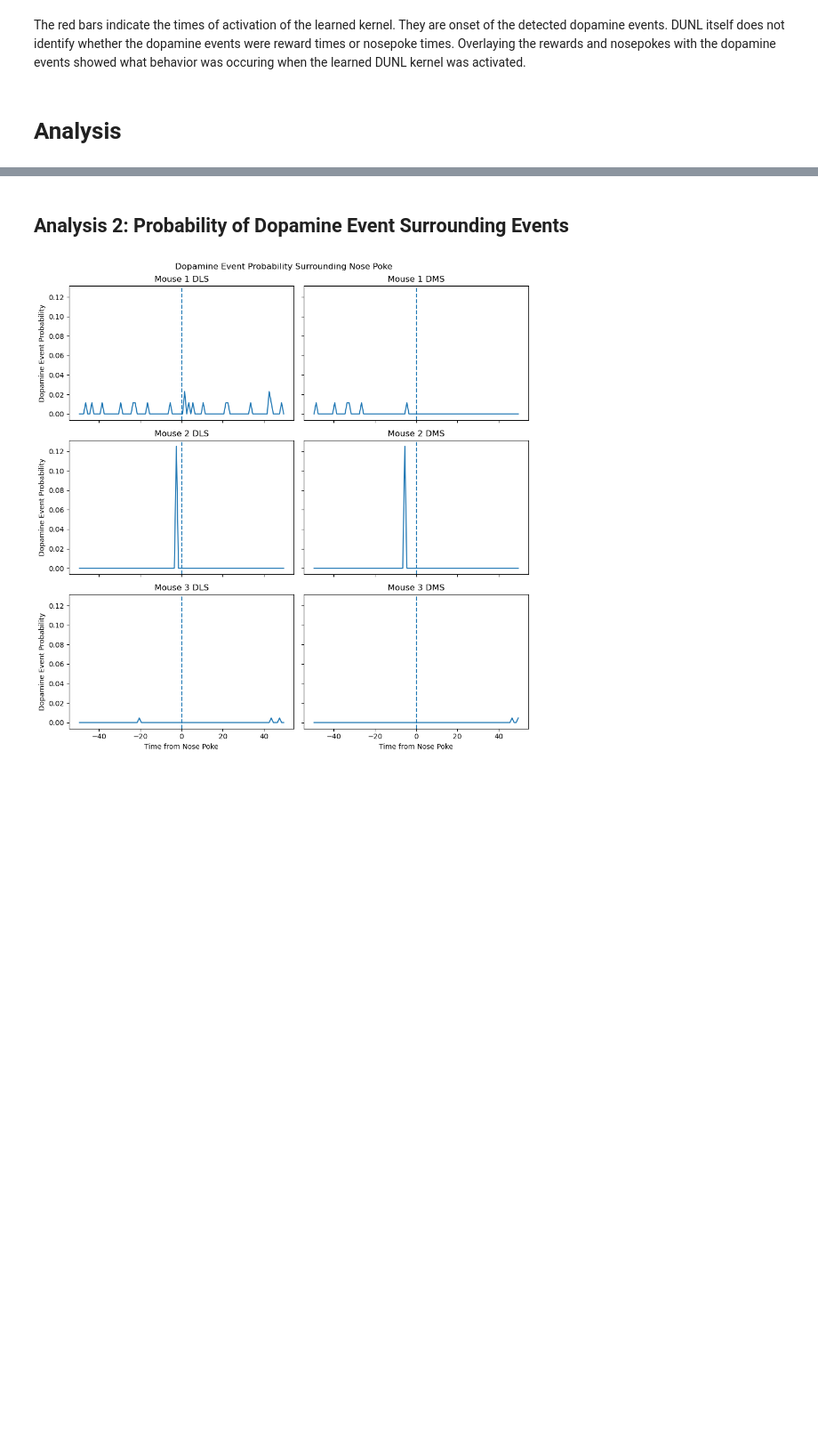
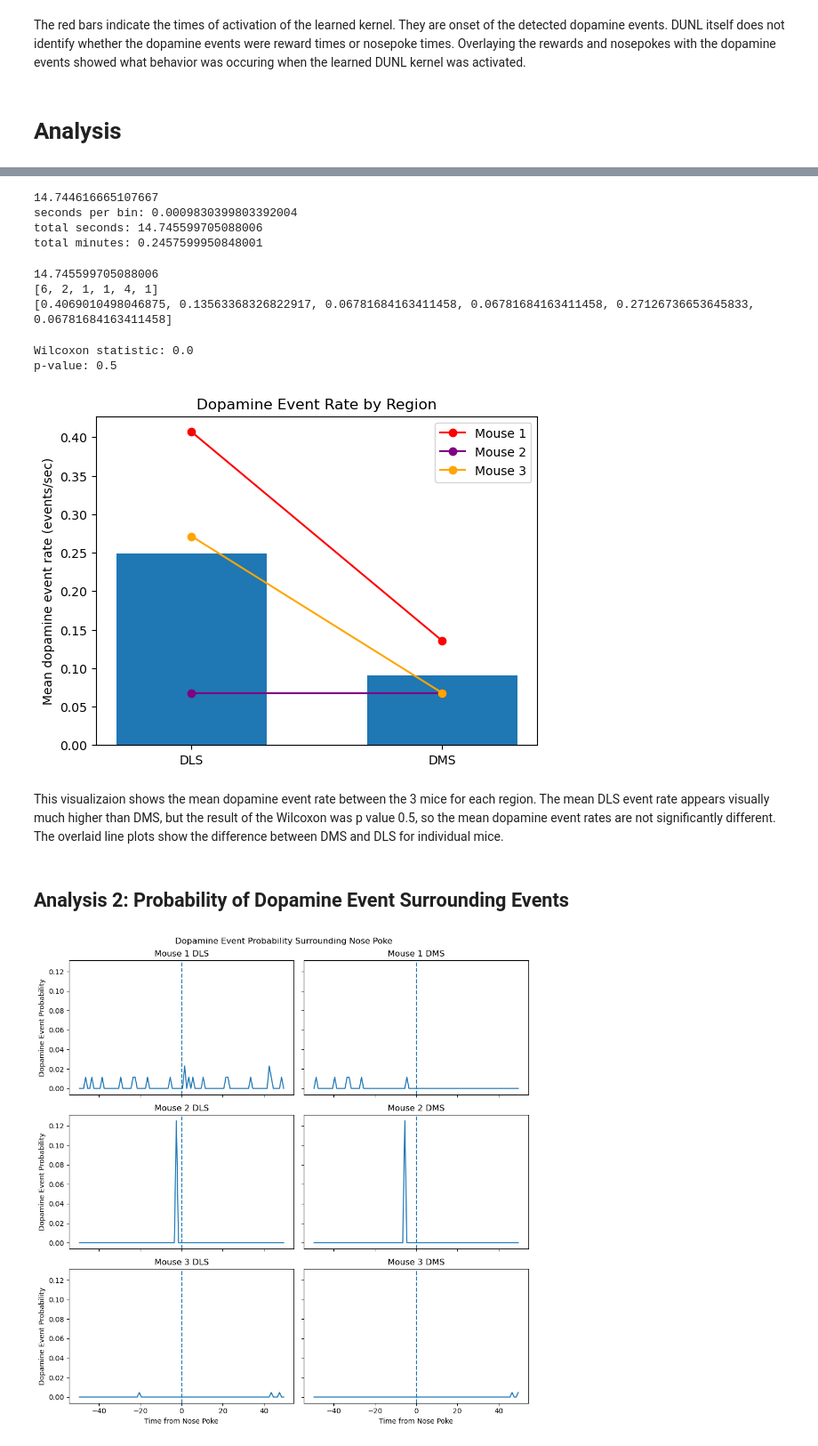
Before and after one commit to esmcclung/BIPN_162_Final, a Jupyter notebook: Dandi_set_197.ipynb, the cells around one changed output, grey strips where cells are left out. Shown at 89% size. Cells and saved outputs as stored; diff of their text form; code cells hidden in the pictures; blank space fills up the shorter version.

```diff
--- a/Dandi_set_197.ipynb
+++ b/Dandi_set_197.ipynb
@@ -1602,3 +1580,66 @@ event rate
+# %%
+print(timestamps_each_mouse[0].max())
+dt = timestamps_each_mouse[0][1] - timestamps_each_mouse[0][0]
+print("seconds per bin:", dt)
+print("total seconds:", dt * 15000)
+print("total minutes:", (dt * 15000) / 60)
+# %% [output]
+14.744616665107667
+seconds per bin: 0.0009830399803392004
+total seconds: 14.745599705088006
+total minutes: 0.2457599950848001
+# %%
+#calculate event rates: number of dopamine events / total recording time
+event_rates = []
+
+total_time = dt * 15000
+
+for count in event_counts:
+    rate = count / total_time
+    event_rates.append(rate)
+print(total_time)
+print(event_counts)
+print(event_rates) #how often dopamine release events occur in each brain region
+
+dls_rates = [event_rates[0],event_rates[2],event_rates[4]]
+dms_rates = [event_rates[1],event_rates[3],event_rates[5]]
+# %% [output]
+14.745599705088006
+[6, 2, 1, 1, 4, 1]
+[0.4069010498046875, 0.13563368326822917, 0.06781684163411458, 0.06781684163411458, 0.27126736653645833, 0.06781684163411458]
+# %%
+from scipy.stats import wilcoxon
+
+#null hypothesis:
+#Do dopamine bursts occur in the DLS more frequently overall than in the DMS?
+stat, p = wilcoxon(dls_rates, dms_rates)
+
+print("Wilcoxon statistic:", stat)
+print("p-value:", p)
+# %% [output]
+Wilcoxon statistic: 0.0
+p-value: 0.5
+# %%
+dls_rates = np.array(dls_rates)
+dms_rates = np.array(dms_rates)
+
+means = [dls_rates.mean(), dms_rates.mean()]
+plt.bar([0,1], means, width = 0.6)
+
+#plot the DLS and DMS dopamine event rate for each mouse
+plt.plot([0,1], [dls_rates[0], dms_rates[0]], marker='o', color = 'red', label = "Mouse 1")
+plt.plot([0,1], [dls_rates[1], dms_rates[1]], marker='o', color = 'purple', label = "Mouse 2")
+plt.plot([0,1], [dls_rates[2], dms_rates[2]], marker='o', color = 'orange', label = "Mouse 3")
+
+plt.xticks([0,1], ['DLS','DMS'])
+plt.ylabel('Mean dopamine event rate (events/sec)')
+plt.title("Dopamine Event Rate by Region")
+plt.legend()
+plt.show()
+# %% [output]
+[figure, added]
+# %% [markdown]
+This visualizaion shows the mean dopamine event rate between the 3 mice for each region. The mean DLS event rate appears visually much higher than DMS, but the result of the Wilcoxon was p value 0.5, so the mean dopamine event rates are not significantly different. The overlaid line plots show the difference between DMS and DLS for individual mice.
 # %% [markdown]
 ## Analysis 2: Probability of Dopamine Event Surrounding Events
 # %%
```
Also changed, not shown: parts of 7 cells of this notebook.
